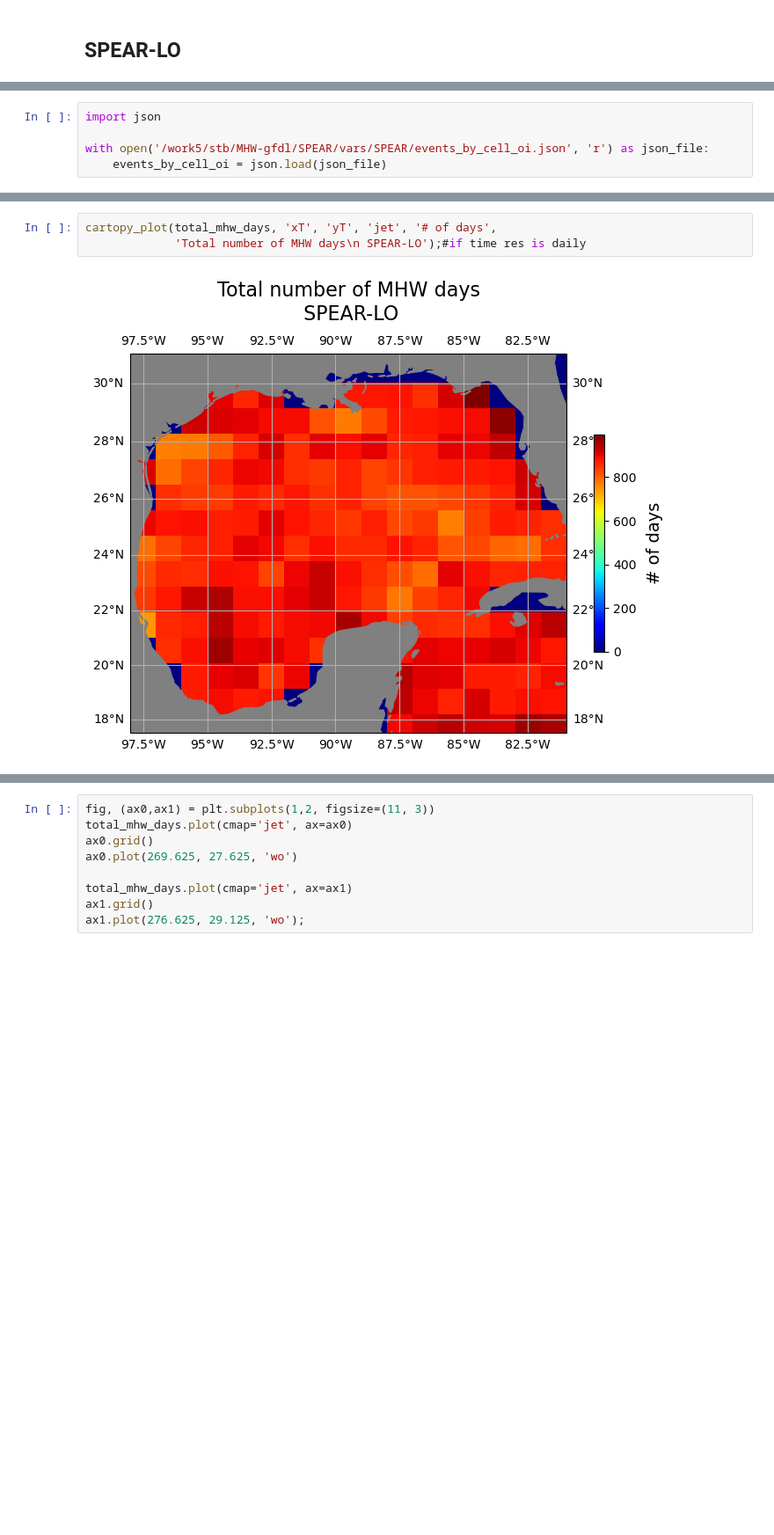
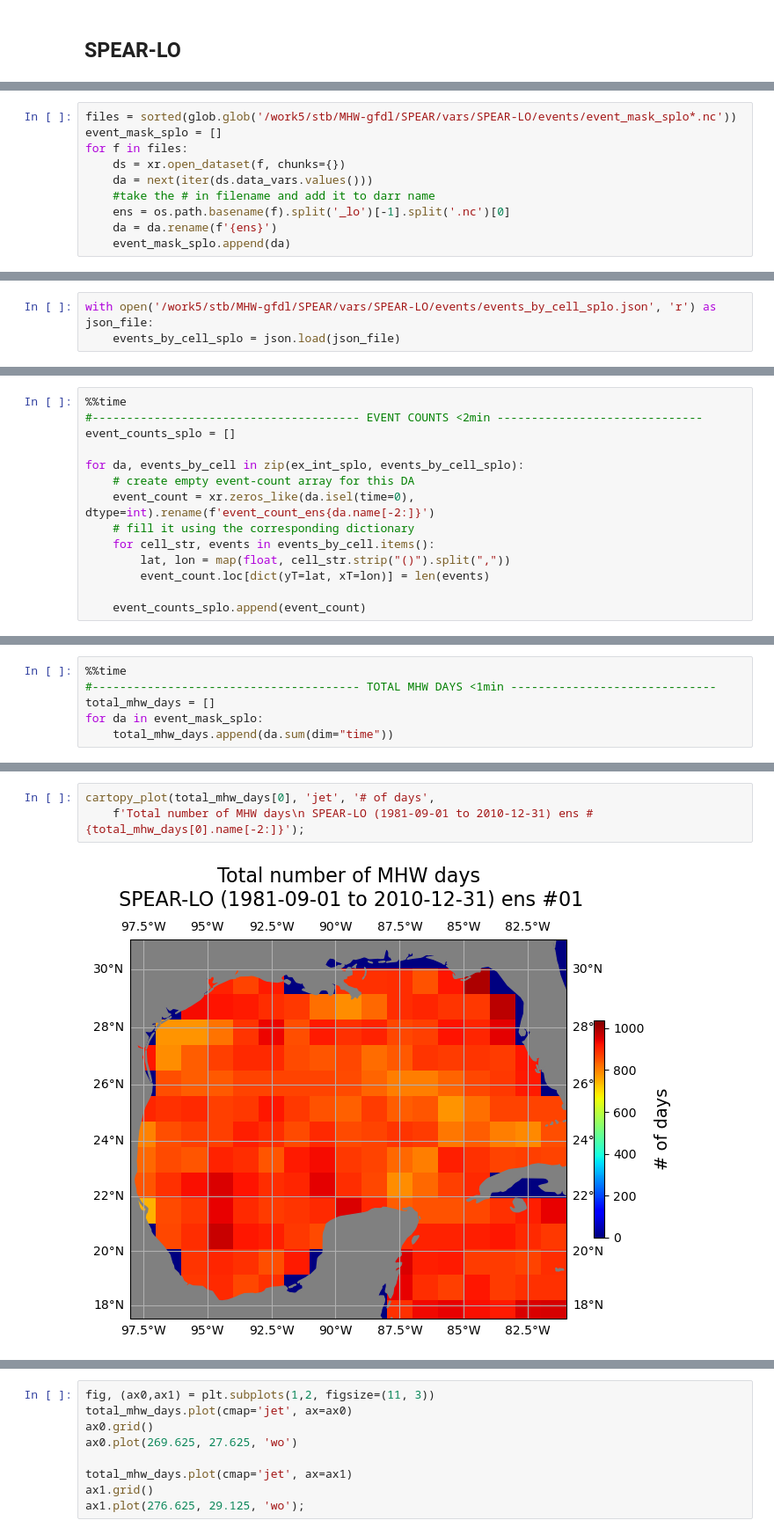
Before and after one commit to shanicetbailey/MHW-gfdl, a Jupyter notebook: define-MHW-SPEAR-lo.ipynb, the cells around one changed output, grey strips where cells are left out. Shown at 88% size. Cells and saved outputs as stored; diff of their text form; blank space fills up the shorter version.

Commit message:
adjusted OISST code for SPEAR-LO datasets and am able to plot all ens members now, need to compute duration stats and plot next

```diff
--- a/define-MHW-SPEAR-lo.ipynb
+++ b/define-MHW-SPEAR-lo.ipynb
@@ -199,0 +224,10 @@ ValueError: Could not find any dimension coordinates to use to order the dataset
+# %%
+files = sorted(glob.glob('/work5/stb/MHW-gfdl/SPEAR/vars/SPEAR-LO/events/event_mask_splo*.nc'))
+event_mask_splo = []
+for f in files:
+    ds = xr.open_dataset(f, chunks={})
+    da = next(iter(ds.data_vars.values()))
+    #take the # in filename and add it to darr name
+    ens = os.path.basename(f).split('_lo')[-1].split('.nc')[0]
+    da = da.rename(f'{ens}')
+    event_mask_splo.append(da)
@@ -200,5 +254,3 @@ ValueError: Could not find any dimension coordinates to use to order the dataset
 # %%
-import json
-
-with open('/work5/stb/MHW-gfdl/SPEAR/vars/SPEAR/events_by_cell_oi.json', 'r') as json_file:
-    events_by_cell_oi = json.load(json_file)
+with open('/work5/stb/MHW-gfdl/SPEAR/vars/SPEAR-LO/events/events_by_cell_splo.json', 'r') as json_file:
+    events_by_cell_splo = json.load(json_file)
@@ -251,0 +277,14 @@ mhw_intensity = (mhw_events - threshold).mean(dim="time")
+# %%
+%%time
+#--------------------------------------- EVENT COUNTS <2min ------------------------------
+event_counts_splo = []
+
+for da, events_by_cell in zip(ex_int_splo, events_by_cell_splo):
+    # create empty event-count array for this DA
+    event_count = xr.zeros_like(da.isel(time=0), dtype=int).rename(f'event_count_ens{da.name[-2:]}')
+    # fill it using the corresponding dictionary
+    for cell_str, events in events_by_cell.items():
+        lat, lon = map(float, cell_str.strip("()").split(","))
+        event_count.loc[dict(yT=lat, xT=lon)] = len(events)
+
+    event_counts_splo.append(event_count)
@@ -251,0 +314,6 @@ mhw_intensity = (mhw_events - threshold).mean(dim="time")
+# %%
+%%time
+#--------------------------------------- TOTAL MHW DAYS <1min ------------------------------
+total_mhw_days = []
+for da in event_mask_splo:
+    total_mhw_days.append(da.sum(dim="time"))
@@ -252,5 +394,5 @@ mhw_intensity = (mhw_events - threshold).mean(dim="time")
 # %%
-cartopy_plot(total_mhw_days, 'xT', 'yT', 'jet', '# of days',
-             'Total number of MHW days\n SPEAR-LO');#if time res is daily
+cartopy_plot(total_mhw_days[0], 'jet', '# of days',
+    f'Total number of MHW days\n SPEAR-LO (1981-09-01 to 2010-12-31) ens #{total_mhw_days[0].name[-2:]}');
 # %% [output]
-[figure, old version]
+[figure, new version]
```
Also changed, not shown: parts of 23 cells of this notebook.
